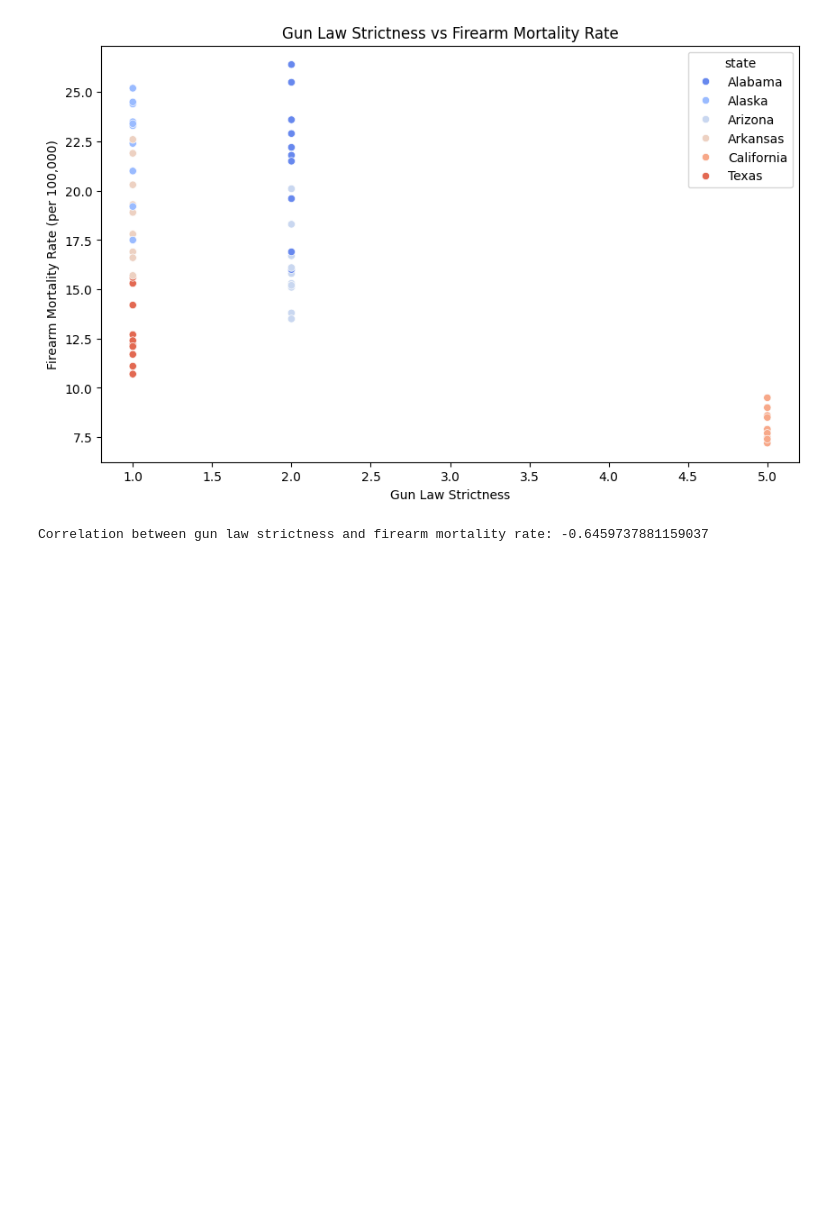
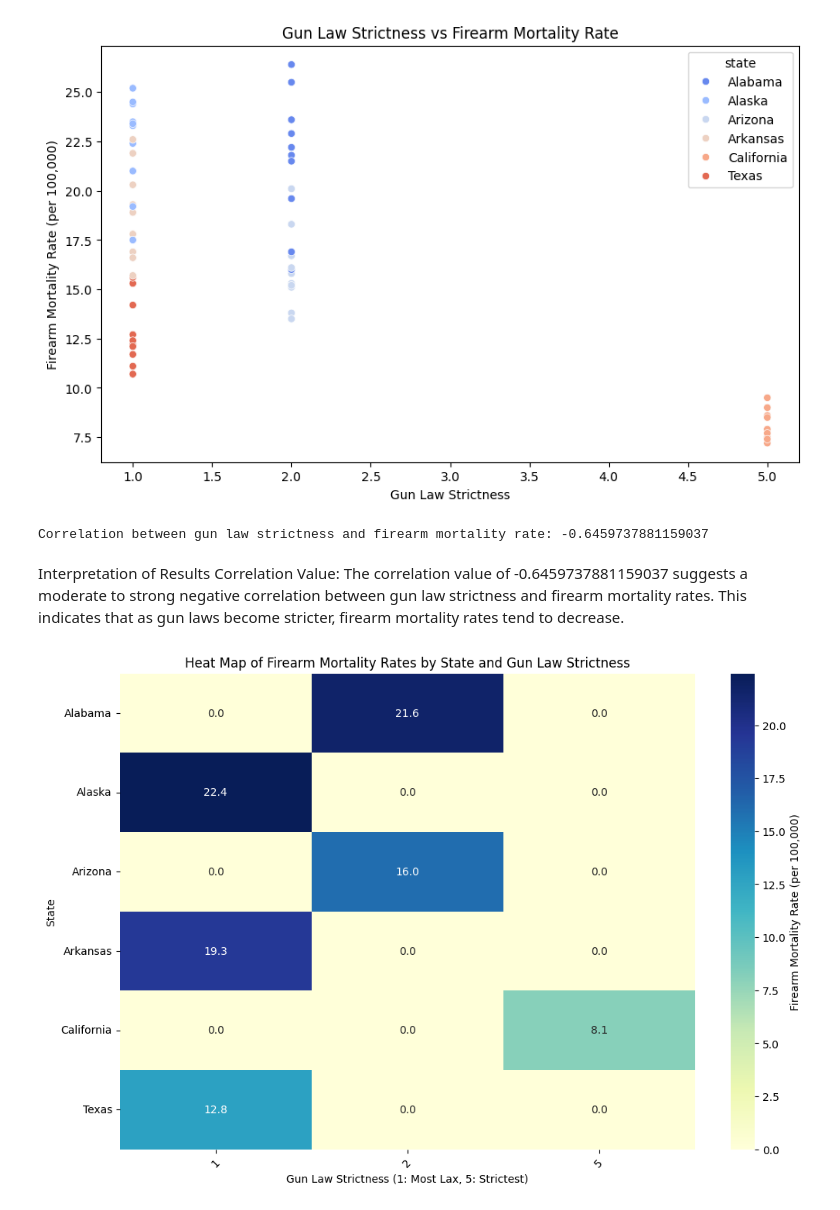
Before and after one commit to waheeb123/Data-608, a Jupyter notebook: Story_3_.ipynb, the cells around one changed output. Drawn from its saved outputs; the diff is of its cells as text; code cells hidden in the pictures; blank space fills up the shorter version.

```diff
--- a/Story_3_.ipynb
+++ b/Story_3_.ipynb
@@ -143,3 +143,24 @@ correlation = merged_df['gun_law_strictness'].corr(merged_df['rate'])
 print(f"Correlation between gun law strictness and firearm mortality rate: {correlation}")
 # %% [output]
 Correlation between gun law strictness and firearm mortality rate: -0.6459737881159037
+# %% [markdown]
+Interpretation of Results
+Correlation Value: The correlation value of -0.6459737881159037 suggests a moderate to strong negative correlation between gun law strictness and firearm mortality rates. This indicates that as gun laws become stricter, firearm mortality rates tend to decrease.
+# %%
+# Create a pivot table for average firearm mortality rate by gun law strictness
+pivot_table = merged_df.pivot_table(values='rate', index='state', columns='gun_law_strictness', aggfunc='mean')
+
+# Fill any missing values with 0 for better visualization
+pivot_table = pivot_table.fillna(0)
+# %%
+# Create a heat map using seaborn
+plt.figure(figsize=(12, 8))
+sns.heatmap(pivot_table, cmap='YlGnBu', annot=True, fmt=".1f", cbar_kws={'label': 'Firearm Mortality Rate (per 100,000)'})
+plt.title('Heat Map of Firearm Mortality Rates by State and Gun Law Strictness')
+plt.xlabel('Gun Law Strictness (1: Most Lax, 5: Strictest)')
+plt.ylabel('State')
+plt.xticks(rotation=45)
+plt.yticks(rotation=0)
+plt.show()
+# %% [output]
+[figure, added]
```
Also changed, not shown: parts of 4 cells of this notebook.
